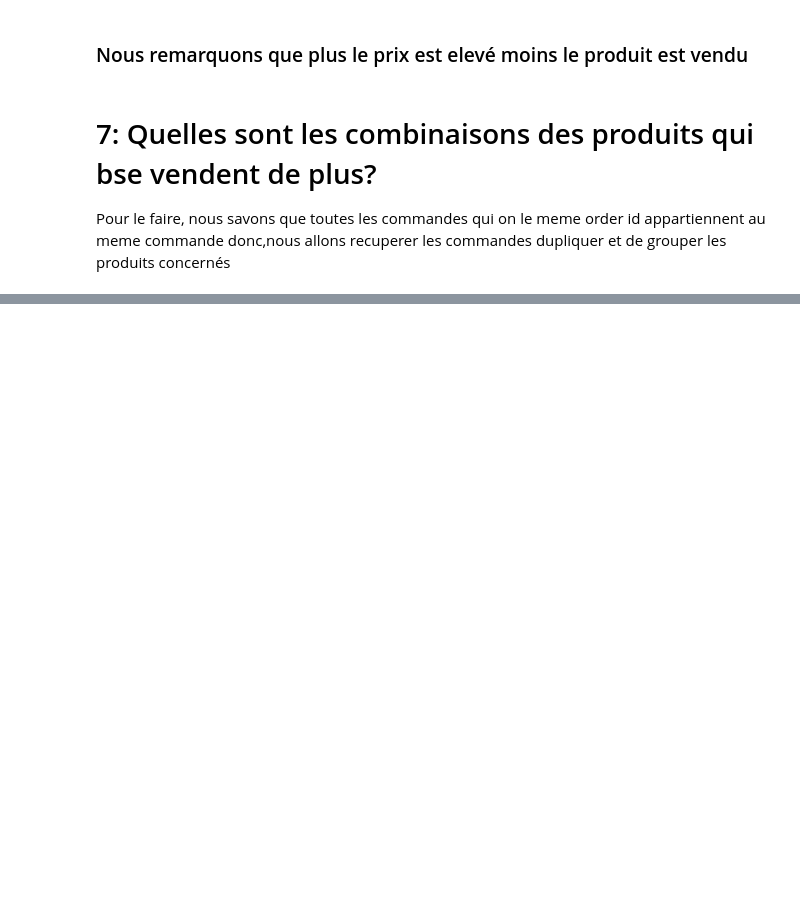
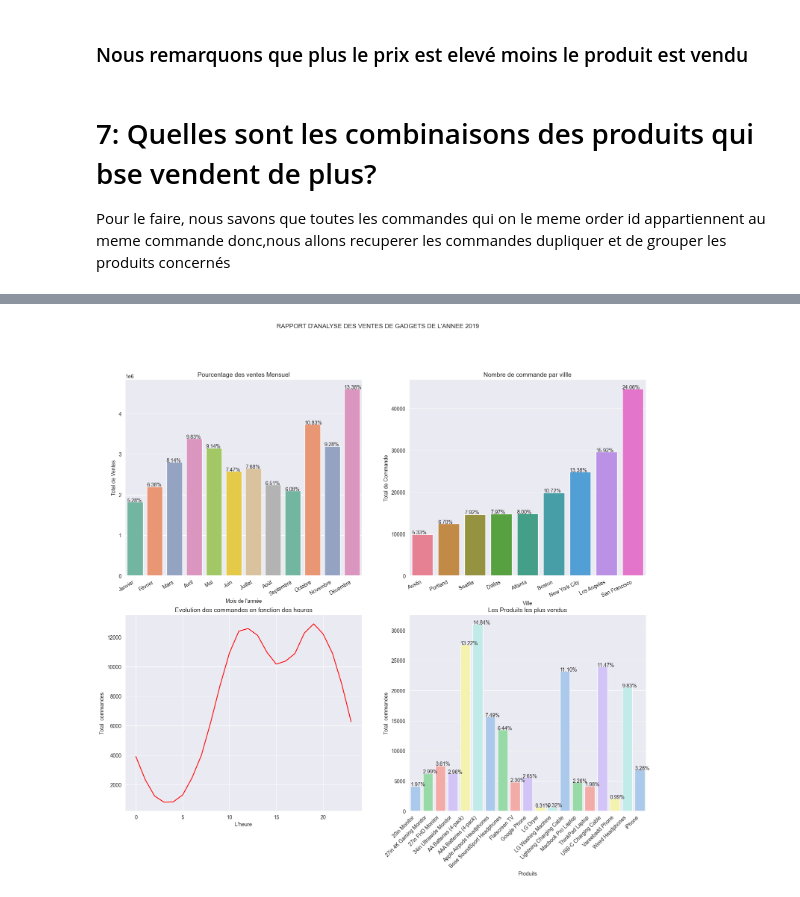
Before and after one commit to DaoudaBamisDiallo/ANALYSE-DES-VENTES-DE-GADGETS, a Jupyter notebook: sales_phoneand_gadget.ipynb, the cells around one changed output, grey strips where cells are left out. Saved outputs shown, nothing was run; the diff lists cells and outputs as text; code cells hidden in the pictures; blank space fills up the shorter version.

```diff
--- a/sales_phoneand_gadget.ipynb
+++ b/sales_phoneand_gadget.ipynb
@@ -369,13 +370,0 @@ plt.show()
-# %%
-month_sales=df.groupby("Month")["Sale"].sum()
-
-months_year=["Janvier","Février","Mars","Avril","Mai","Juin","Juillet","Août","Septembre","Octobre","Novembre","Décembre"]
-# visualisation
-g = sns.barplot(x=months_year, y=month_sales, palette = 'Set2', color= '#abc9ea')
-plt.xlabel("Mois de l'années 2019")
-plt.ylabel("Total de Ventes")
-plt.xticks(rotation=30)
-plt.title("Pourcentage des ventes Mensuel")
-
-for p in g.patches:
-             g.annotate("%.2f" % p.get_height()+3)
@@ -519,0 +371,66 @@ Passing `palette` without assigning `hue` is deprecated and will be removed in v
+# %%
+fig, axes = plt.subplots(2, 2, figsize=(18, 15))
+
+fig.suptitle(" RAPPORT D'ANALYSE DES VENTES DE GADGETS DE L'ANNEE 2019")
+
+#  --------------1:le mois qui genre plus de ventes---------------------------------
+month_sales=df.groupby("Month")["Sale"].sum()
+months_year=["Janvier","Février","Mars","Avril","Mai","Juin","Juillet","Août","Septembre","Octobre","Novembre","Décembre"]
+# visualisation
+
+g = sns.barplot(x=months_year, y=month_sales, palette = 'Set2', color= '#abc9ea',ax=axes[0,0])
+g.set_xlabel("Mois de l'année")
+g.set_ylabel("Total de Ventes")
+g.set_xticklabels(months_year, rotation=30, ha='right')
+g.set_title("Pourcentage des ventes Mensuel")
+# ajoute des pourcentages de ventes pour chaque mois
+for p in g.patches:
+    g.annotate("%.2f" % (p.get_height()/sum(month_sales)*100)+"%", ((p.get_x()), p.get_height()))
+
+#  --------------2: calcule du nombre de commande par ville---------------------------------
+
+# calcule du nombre de commande par ville
+order_city=df.groupby("City")["Order ID"].count().sort_values()
+
+# visualisation
+g1 = sns.barplot(x=order_city.index, y=order_city, palette = 'husl', color= '#abc9ea',ax=axes[0, 1])
+g1.set_xlabel("Ville")
+g1.set_ylabel("Total de Commande")
+g1.set_title("Nombre de commande par villle")
+g1.set_xticklabels(order_city.index, rotation=25, ha='right')
+for p in g1.patches:
+    g1.annotate("%.2f" % (p.get_height()/sum(order_city)*100)+"%", ((p.get_x()), p.get_height()))
+
+
+
+#  --------------3: Momment de campagne publicitaire-----------------------------
+time_publicity= df.groupby('Time')['Order ID'].count()
+# visualisation
+
+g2 = sns.lineplot(x=time_publicity.index,y=time_publicity ,color= "r",ax=axes[1, 0])
+g2.set_xlabel("L'heure")
+g2.set_ylabel("Total  commandes")
+g2.set_title("Evolution des commandes en fonction des heures")
+
+
+produits_saled=df.groupby('Product')["Quantity Ordered"].sum()
+# visualisation
+g3 = sns.barplot(ax=axes[1, 1],x=produits_saled.index,y=produits_saled,palette = 'pastel6')
+g3.set_xlabel("Produits")
+g3.set_ylabel("Total  commandes")
+g3.set_title("Les Produits les plus vendus")
+g3.set_xticklabels(produits_saled.index, rotation=45, ha='right')
+
+for p in g3.patches:
+    g3.annotate("%.2f" % (p.get_height()/sum(produits_saled)*100)+"%", ((p.get_x()), p.get_height()))
+
+
+fig.savefig("graphics/0_.pdf")
+fig.savefig("graphics_img/0_.jpeg")
+
+
+
+
+# plt.show()
+# %% [output]
+[figure, added]
```
Also changed, not shown: parts of 23 cells of this notebook, 15 other files.
